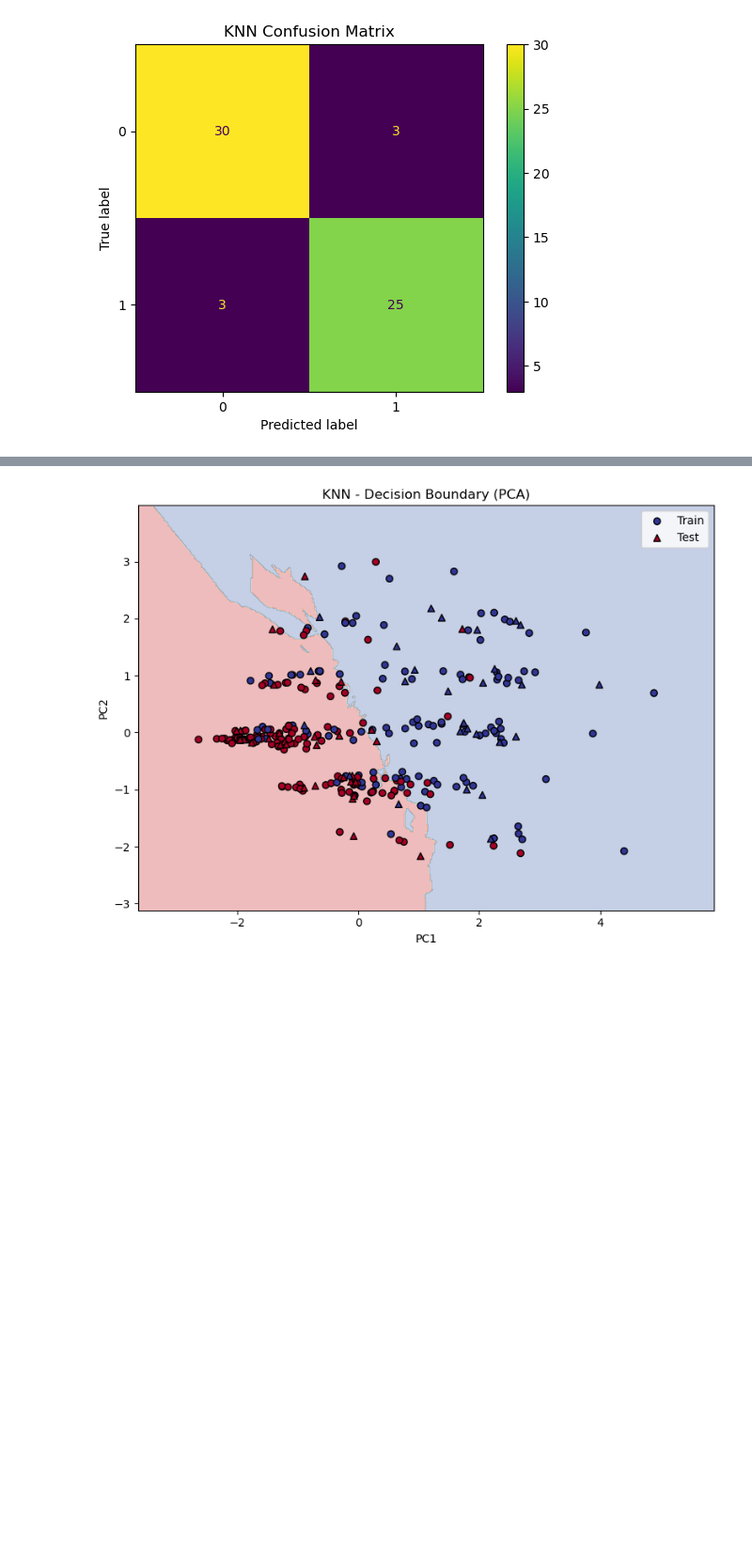
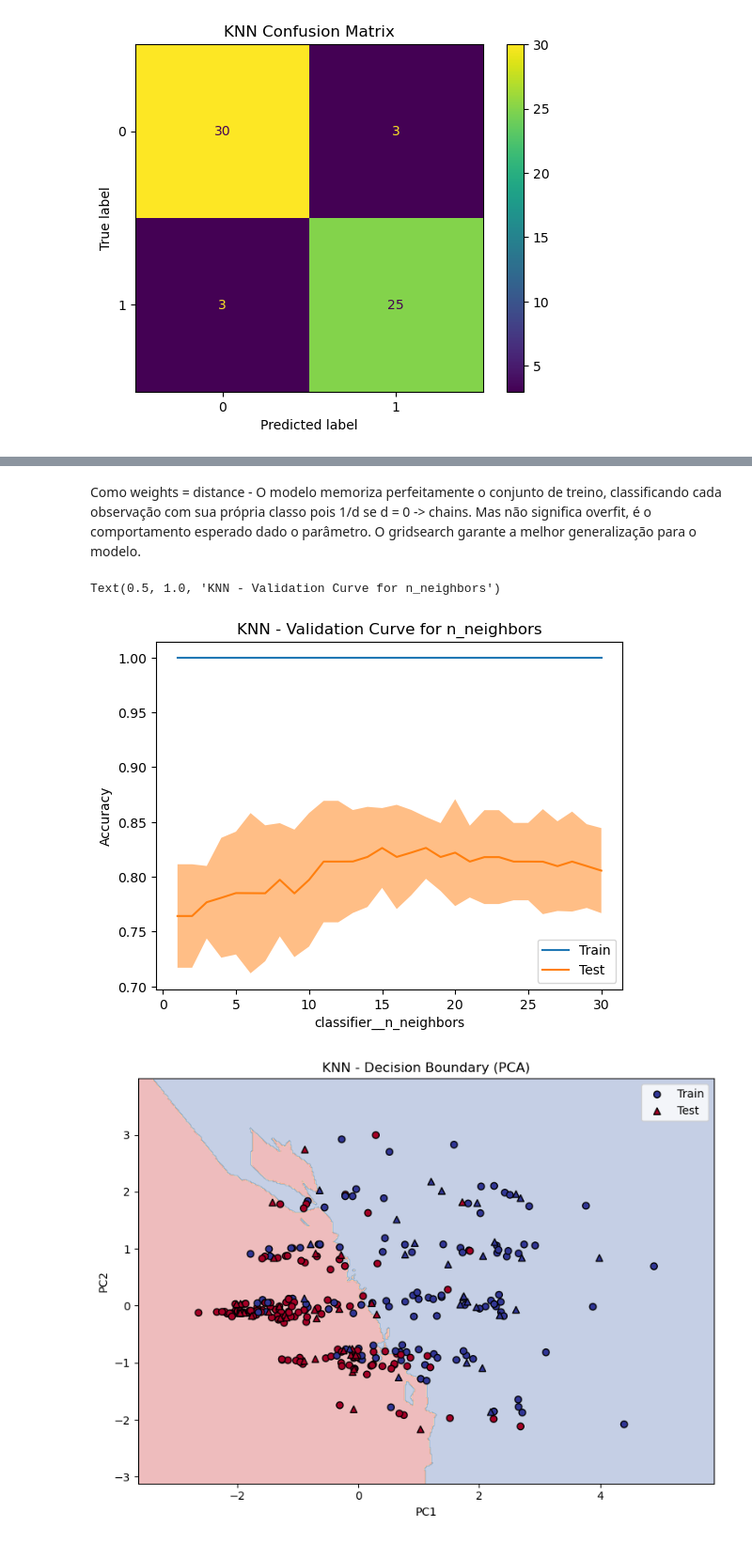
Before and after one commit to KevBoyz/data-science, a Jupyter notebook: Projects/14-heartchains/anl.ipynb, the cells around one changed output, grey strips where cells are left out. Shown at 94% size. Cells and saved outputs as stored; diff of their text form; code cells hidden in the pictures; blank space fills up the shorter version.

```diff
--- a/Projects/14-heartchains/anl.ipynb
+++ b/Projects/14-heartchains/anl.ipynb
@@ -147,3 +191,22 @@ weighted avg       0.90      0.90      0.90        61
+# %% [markdown]
+Como weights = distance - O modelo memoriza perfeitamente o conjunto de treino, classificando cada observação com sua própria classo pois 1/d se d = 0 -> chains. Mas não significa overfit, é o comportamento esperado dado o parâmetro. O gridsearch garante a melhor generalização para o modelo.
+# %%
+from sklearn.model_selection import ValidationCurveDisplay
+
+ValidationCurveDisplay.from_estimator(
+    knn_grid.best_estimator_,
+    X_train,
+    y_train,
+    param_name="classifier__n_neighbors",
+    param_range=range(1, 31),
+    cv=5,
+    scoring="accuracy"
+)
+
+plt.title('KNN - Validation Curve for n_neighbors')
+# %% [output]
+Text(0.5, 1.0, 'KNN - Validation Curve for n_neighbors')
+[figure, added]
 # %%
 clf_pca = clone(knn_grid.best_estimator_.named_steps['classifier'])
 clf_pca.fit(X_train_pca, y_train)
```
Also changed, not shown: parts of 10 cells of this notebook.
